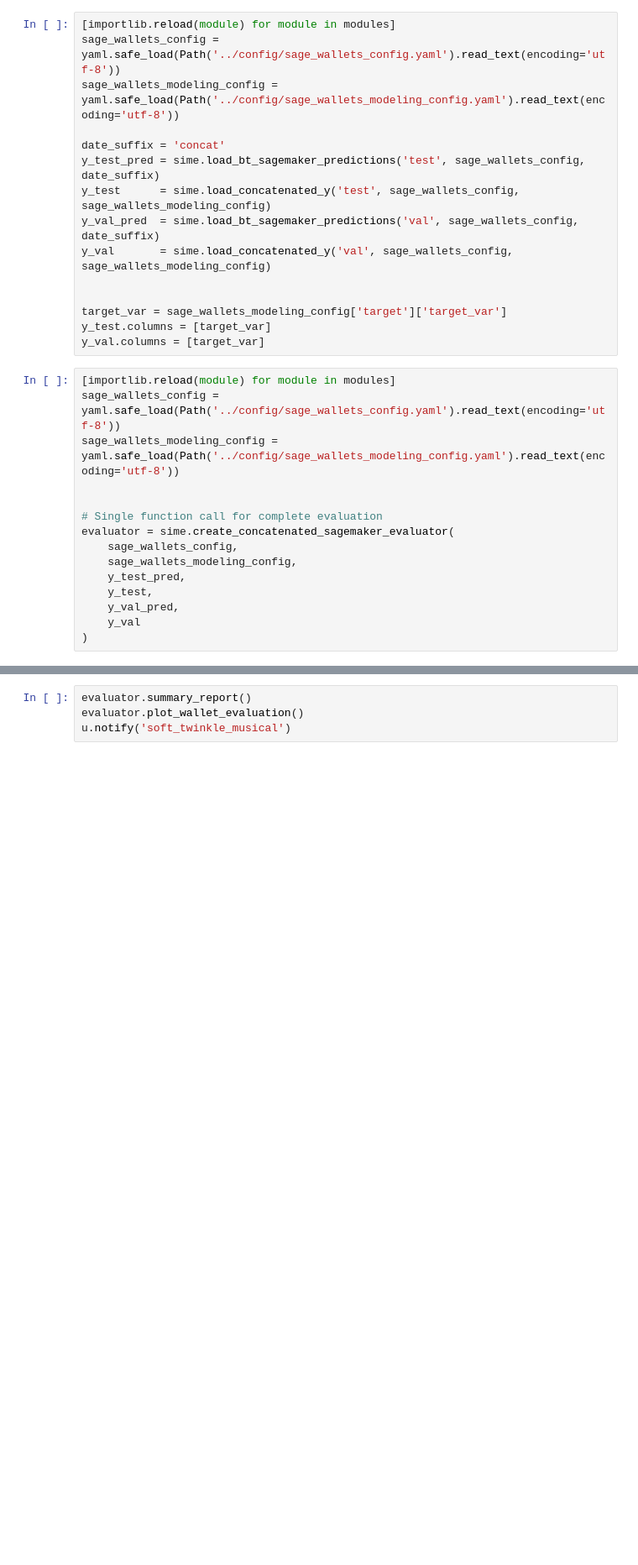
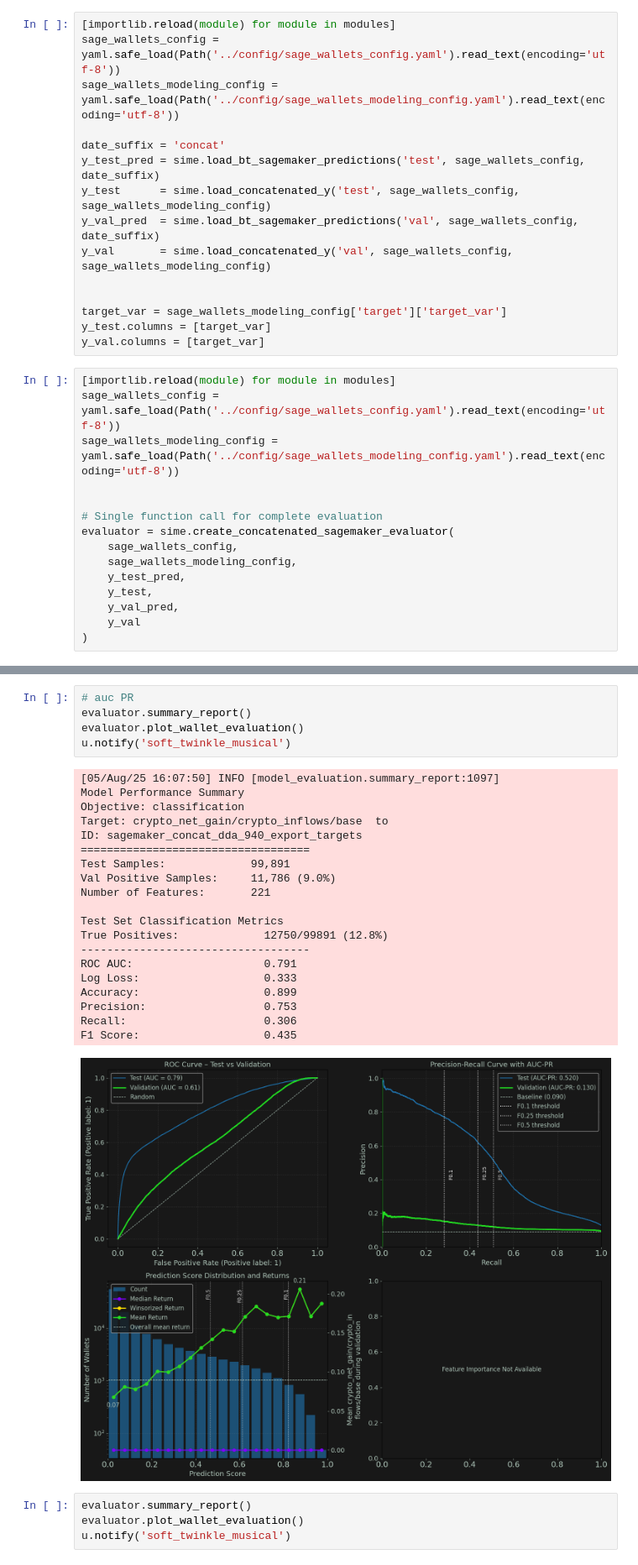
Before and after one commit to dreams-labs/sagemaker, a Jupyter notebook: notebooks/DDA-888 custom scorers.ipynb, the cells around one changed output, grey strips where cells are left out. Shown at 84% size. Saved outputs shown, nothing was run; the diff lists cells and outputs as text; blank space fills up the shorter version.

```diff
--- a/notebooks/DDA-888 custom scorers.ipynb
+++ b/notebooks/DDA-888 custom scorers.ipynb
@@ -498,3 +539,29 @@ u.notify('soft_twinkle_musical')
+# %%
+# auc PR
+evaluator.summary_report()
+evaluator.plot_wallet_evaluation()
+u.notify('soft_twinkle_musical')
+# %% [output]
+[05/Aug/25 16:07:50] INFO [model_evaluation.summary_report:1097]
+Model Performance Summary
+Objective: classification
+Target: crypto_net_gain/crypto_inflows/base  to
+ID: sagemaker_concat_dda_940_export_targets
+===================================
+Test Samples:             99,891
+Val Positive Samples:     11,786 (9.0%)
+Number of Features:       221
+
+Test Set Classification Metrics
+True Positives:             12750/99891 (12.8%)
+-----------------------------------
+ROC AUC:                    0.791
+Log Loss:                   0.333
+Accuracy:                   0.899
+Precision:                  0.753
+Recall:                     0.306
+F1 Score:                   0.435
+[figure, added]
 # %%
 evaluator.summary_report()
 evaluator.plot_wallet_evaluation()
```
Also changed, not shown: parts of 8 cells of this notebook, 1 other file.
